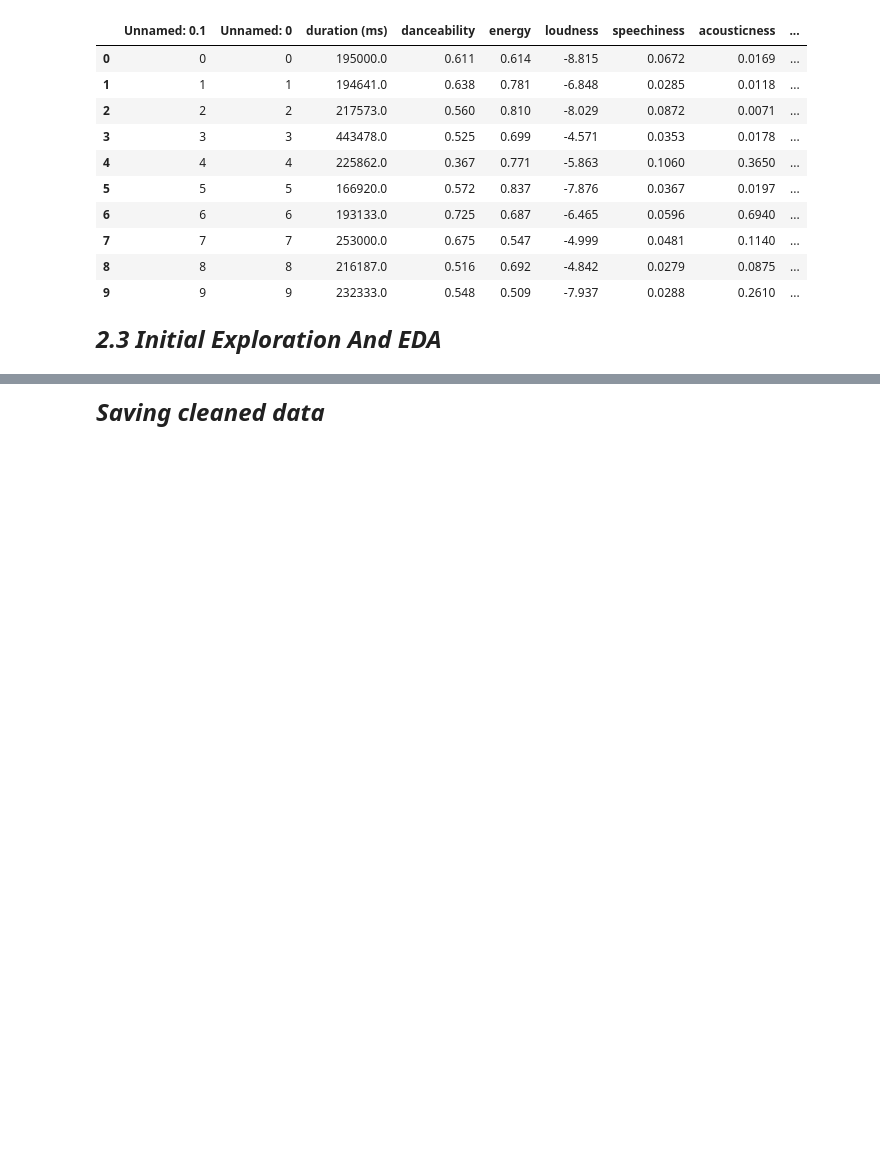
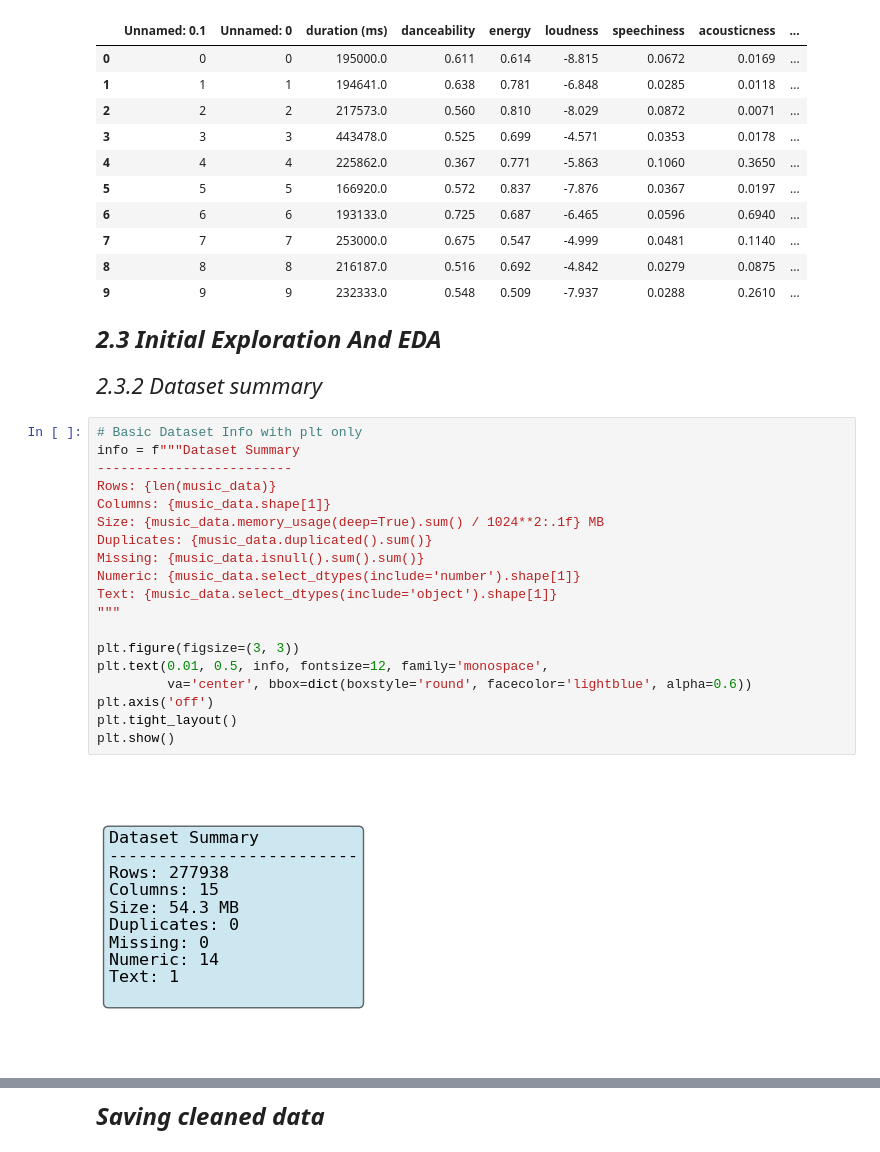
Before and after one commit to veenaledi/DS-Capstone-Project, a Jupyter notebook: Music.ipynb, the cells around one changed output, grey strips where cells are left out. Drawn from its saved outputs; the diff is of its cells as text; blank space fills up the shorter version.

```diff
--- a/Music.ipynb
+++ b/Music.ipynb
@@ -111,3 +115,26 @@ music_data.head(10)
 | 9 | 9 | 9 | 232333.0 | 0.548 | 0.509 | -7.937 | 0.0288 | 0.2610 | ... |
 # %% [markdown]
 ***<span style="font-size: 24px;">2.3 Initial Exploration And EDA</span>***
+# %% [markdown]
+*<span style="font-size: 22px;">2.3.2 Dataset summary</span>*
+# %%
+# Basic Dataset Info with plt only
+info = f"""Dataset Summary
+-------------------------
+Rows: {len(music_data)}
+Columns: {music_data.shape[1]}
+Size: {music_data.memory_usage(deep=True).sum() / 1024**2:.1f} MB
+Duplicates: {music_data.duplicated().sum()}
+Missing: {music_data.isnull().sum().sum()}
+Numeric: {music_data.select_dtypes(include='number').shape[1]}
+Text: {music_data.select_dtypes(include='object').shape[1]}
+"""
+
+plt.figure(figsize=(3, 3))
+plt.text(0.01, 0.5, info, fontsize=12, family='monospace',
+         va='center', bbox=dict(boxstyle='round', facecolor='lightblue', alpha=0.6))
+plt.axis('off')
+plt.tight_layout()
+plt.show()
+# %% [output]
+[figure, added]
```
Also changed, not shown: parts of 10 cells of this notebook.
